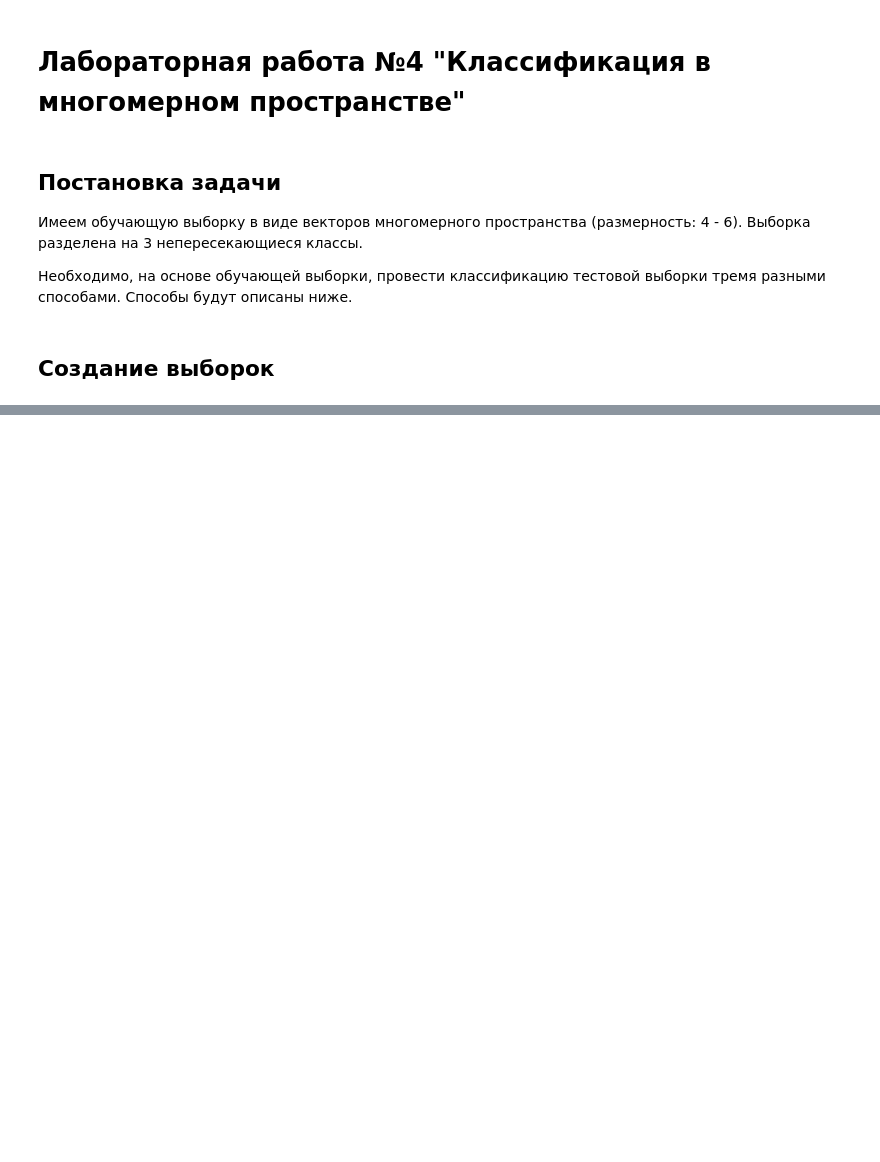
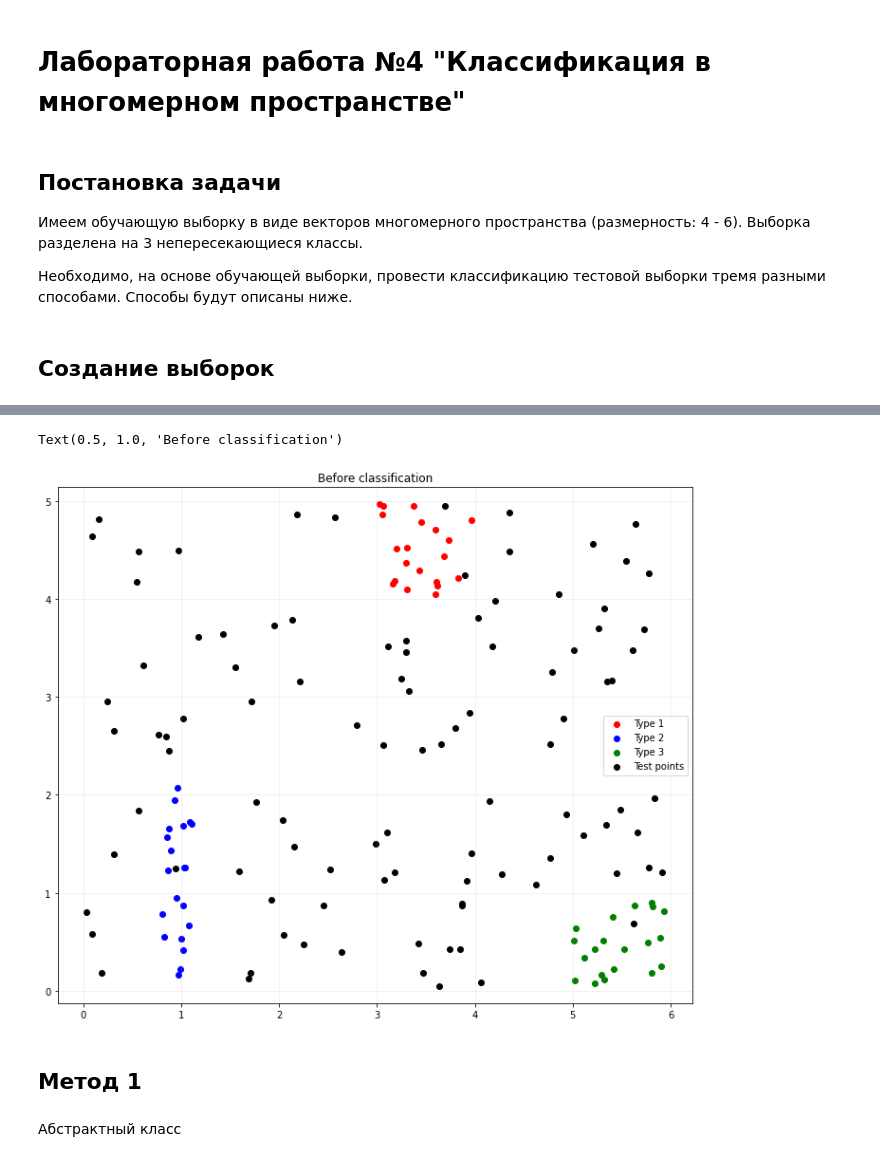
Before and after one commit to AlKravets/Pattern-Recognition, a Jupyter notebook: Lab4/Labwork 4.ipynb, the cells around one changed output, grey strips where cells are left out. Cells and saved outputs as stored; diff of their text form; code cells hidden in the pictures; blank space fills up the shorter version.

```diff
--- a/Lab4/Labwork 4.ipynb
+++ b/Lab4/Labwork 4.ipynb
@@ -48,0 +57,8 @@ class Normal_sample(ABC_Sample):
+# %%
+Cl_0 = Uniform_Sample([[3,4], [4,5]])
+Cl_1 = Normal_sample([[1,0.1], [1,0.7]])
+Cl_2 = Uniform_Sample([[5,6], [0,1]])
+# %%
+dots0 = Cl_0.generate(20)
+dots1 = Cl_1.generate(20)
+dots2 = Cl_2.generate(20)
@@ -49,3 +71,22 @@ class Normal_sample(ABC_Sample):
+# %%
+fig = plt.figure(figsize = (12,10))
+colors = ['red', 'blue', 'green']
+labels = [f'Type {i+1}' for i in range(3)]
+dots_list = X_train.reshape(3,20,2)
+for index,dots in enumerate(dots_list):
+    plt.scatter(dots.T[0], dots.T[1], c = colors[index], label = labels[index])
+plt.scatter(X_test.T[0], X_test.T[1], c='black', label = 'Test points')
+plt.axis('equal')
+plt.grid(alpha=0.2)
+plt.legend()
+plt.title('Before classification')
+# %% [output]
+Text(0.5, 1.0, 'Before classification')
+[figure, added]
+# %% [markdown]
+## Метод 1
+# %% [markdown]
+Абстрактный класс
 # %%
 class MyModel (ABC):
     def fit(self,X,y):
```
Also changed, not shown: parts of 66 cells of this notebook, 1 other file.
